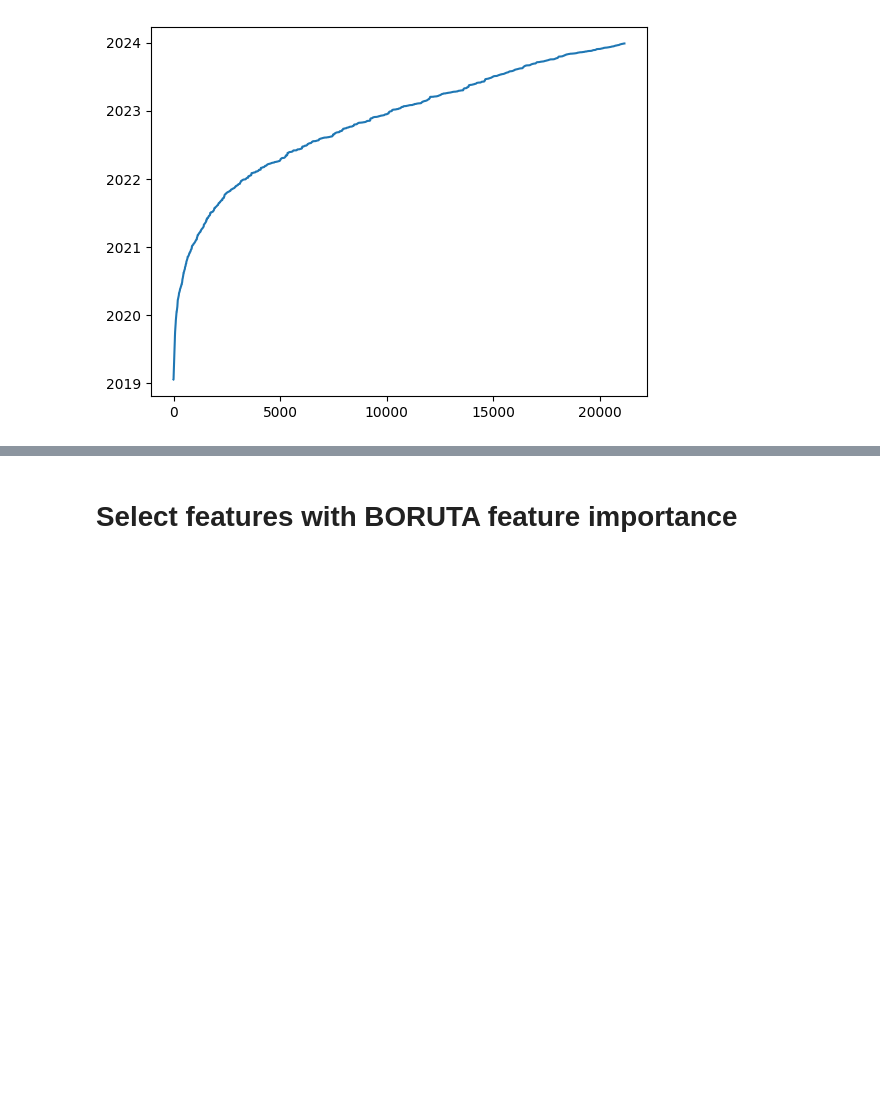
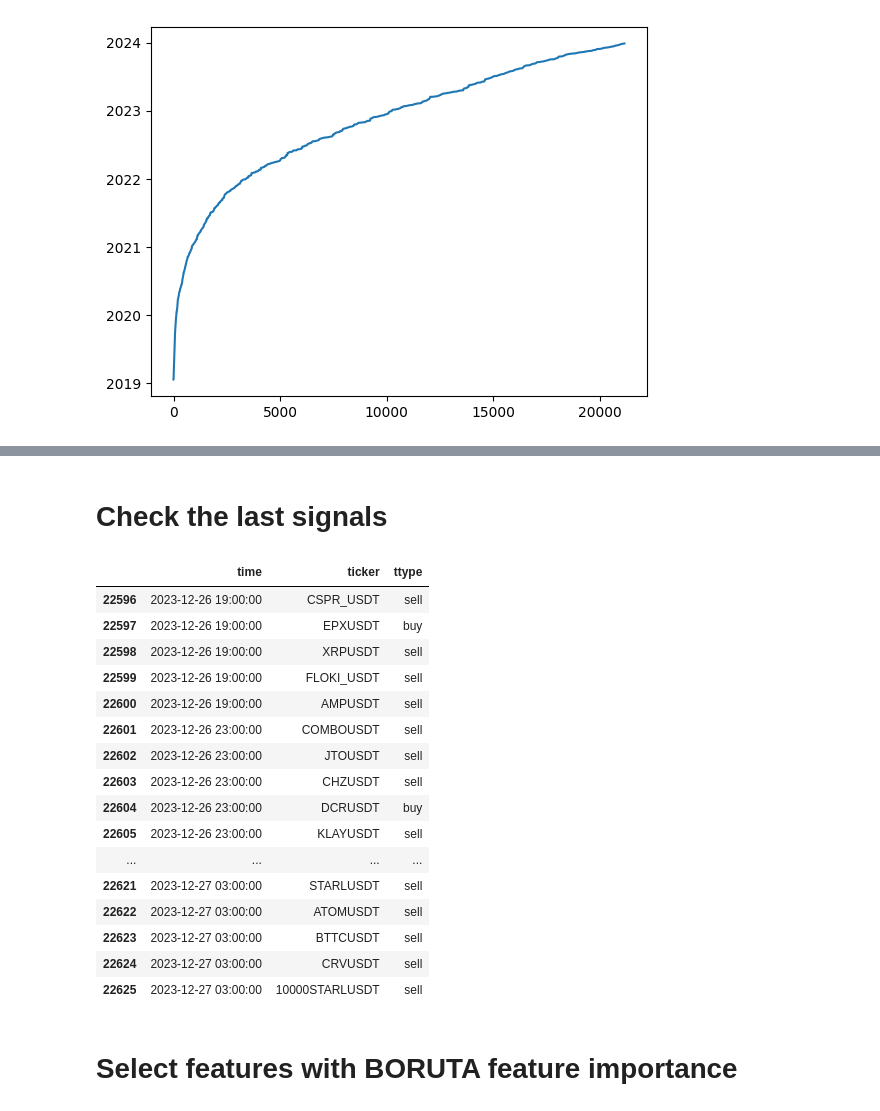
Before and after one commit to beatwad/sigbot, a Jupyter notebook: sigbot/ml/train_model.ipynb, the cells around one changed output, grey strips where cells are left out. Drawn from its saved outputs; the diff is of its cells as text; code cells hidden in the pictures; blank space fills up the shorter version.

```diff
--- a/sigbot/ml/train_model.ipynb
+++ b/sigbot/ml/train_model.ipynb
@@ -616,3 +580,30 @@ x.sort_values('time').tail(10)
+# %% [markdown]
+# Check the last signals
+# %%
+x = pd.read_pickle('signal_stat/buy_stat_1h.pkl')
+x['ttype'] = 'buy'
+y = pd.read_pickle('signal_stat/sell_stat_1h.pkl')
+y['ttype'] = 'sell'
+x = pd.concat([x, y]).sort_values('time').reset_index(drop=True)
+x[['time', 'ticker', 'ttype']].tail(30)
+# %% [output]
+|  | time | ticker | ttype |
+| 22596 | 2023-12-26 19:00:00 | CSPR_USDT | sell |
+| 22597 | 2023-12-26 19:00:00 | EPXUSDT | buy |
+| 22598 | 2023-12-26 19:00:00 | XRPUSDT | sell |
+| 22599 | 2023-12-26 19:00:00 | FLOKI_USDT | sell |
+| 22600 | 2023-12-26 19:00:00 | AMPUSDT | sell |
+| 22601 | 2023-12-26 23:00:00 | COMBOUSDT | sell |
+| 22602 | 2023-12-26 23:00:00 | JTOUSDT | sell |
+| 22603 | 2023-12-26 23:00:00 | CHZUSDT | sell |
+| 22604 | 2023-12-26 23:00:00 | DCRUSDT | buy |
+| 22605 | 2023-12-26 23:00:00 | KLAYUSDT | sell |
+| ... | ... | ... | ... |
+| 22621 | 2023-12-27 03:00:00 | STARLUSDT | sell |
+| 22622 | 2023-12-27 03:00:00 | ATOMUSDT | sell |
+| 22623 | 2023-12-27 03:00:00 | BTTCUSDT | sell |
+| 22624 | 2023-12-27 03:00:00 | CRVUSDT | sell |
+| 22625 | 2023-12-27 03:00:00 | 10000STARLUSDT | sell |
 # %% [markdown]
 # Select features with BORUTA feature importance
 # %%
```
Also changed, not shown: parts of 3 cells of this notebook, 5 other files.
